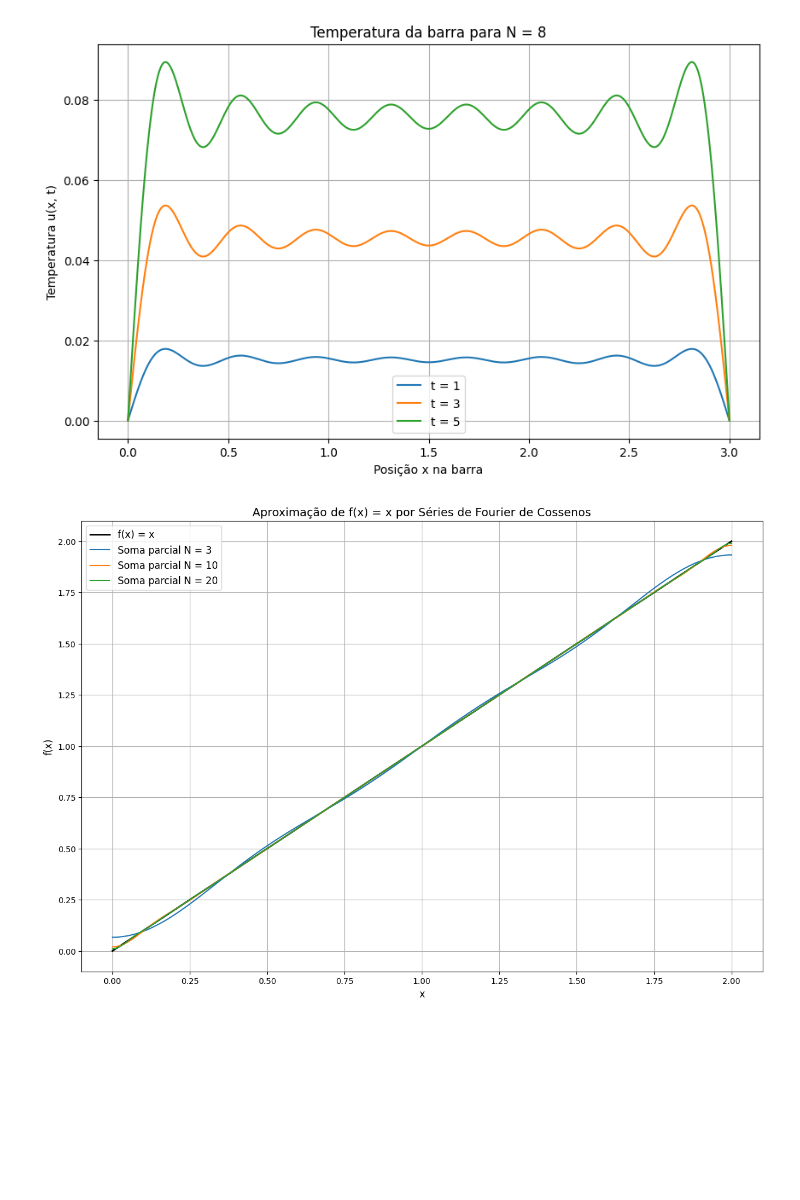
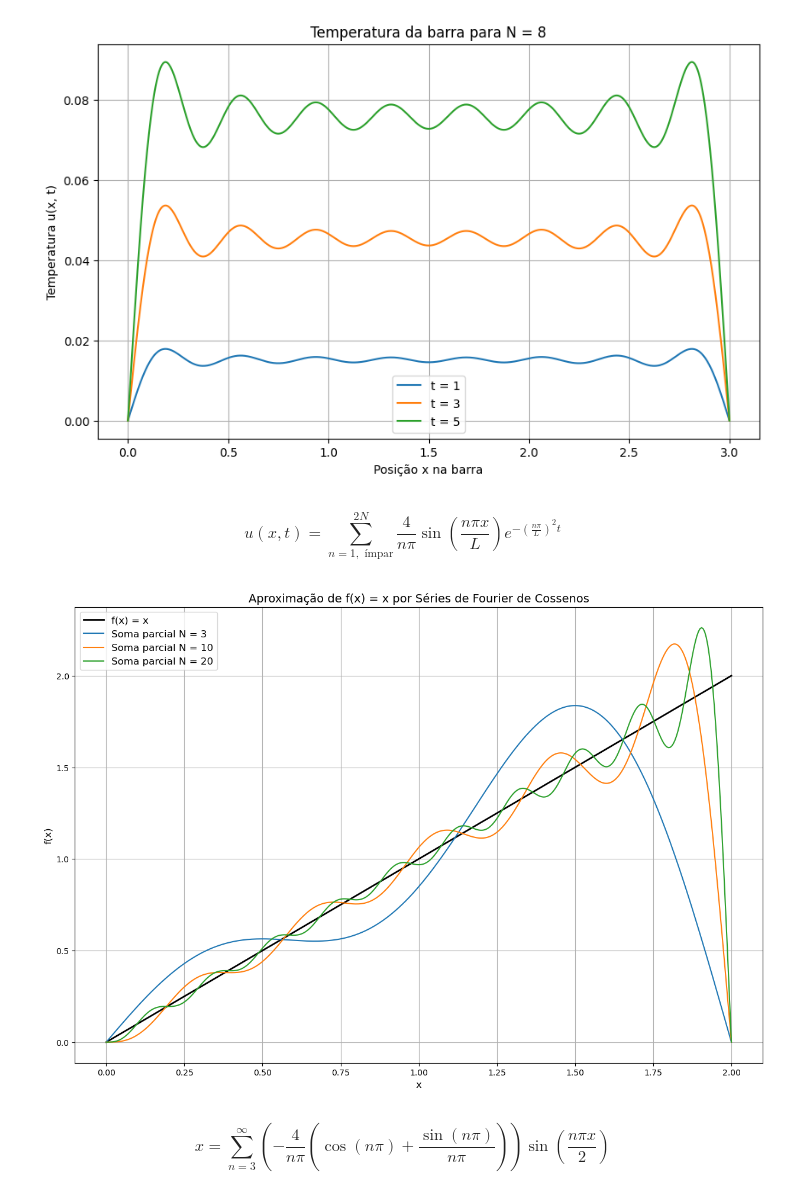
Before and after one commit to pvinig/Fisica-Matematica-series, a Jupyter notebook: graficos fis mat.ipynb, the cells around one changed output. Saved outputs shown, nothing was run; the diff lists cells and outputs as text; code cells hidden in the pictures; blank space fills up the shorter version.

```diff
--- a/graficos fis mat.ipynb
+++ b/graficos fis mat.ipynb
@@ -35,6 +31,8 @@ for N in N_values:
 [figure]
 [figure]
 [figure]
+# %% [markdown]
+$$ u(x, t) = \sum_{n=1, \text{ ímpar}}^{2N} \frac{4}{n \pi} \sin\left(\frac{n \pi x}{L}\right) e^{- \left(\frac{n \pi}{L}\right)^2 t} $$
 # %%
 def f_original(x):
     return x
@@ -63,35 +61,31 @@ N_values = [3, 10, 20]      # Valores de N para a soma parcial
-# %%
-def fourier_series_cos(x, N):
-    # Termo constante
-    f = 1
-    # Somatório dos termos da série
-    for k in range(N):
-        f -= (8 / (np.pi**2)) * (1 / ((2 * k + 1)**2)) * np.cos((2 * k + 1) * np.pi * x / 2)
-        #f += (4 / (np.pi * k)**2 ) * np.cos(k * np.pi - 1) * np.cos(2 * k + 1) * np.pi * x / 2
-       # f -= (1 / ((2 * k + 1)**2)) * np.cos((2 * k + 1) * np.pi * x / 2)
-    return f
-
-
-# Calcular a função original
-y_original = f_original(x)
-
-# Criar o gráfico
-plt.figure(figsize=(15, 10))
-
-# Plotar a função original
-plt.plot(x, y_original, label='f(x) = x', color='black', linewidth=2)
-
-# Loop sobre os valores de N
-for N in N_values:
-    y_partial = fourier_series_cos(x, N)
-    plt.plot(x, y_partial, label=f'Soma parcial N = {N}')
-
-# Configurar o gráfico
-plt.title('Aproximação de f(x) = x por Séries de Fourier de Cossenos', fontsize=14)
-plt.xlabel('x', fontsize=12)
-plt.ylabel('f(x)', fontsize=12)
-plt.legend(fontsize=12)
-plt.grid(True)
-plt.show()
-# %% [output]
-[figure, removed]
+# %%
+def fourier_series_cos(x, N):
+    f = 0
+    L = 2
+    for n in range(1,N+1):
+        coef = (-4 / (n* np.pi)) * ((np.cos(n * np.pi )) + ((np.sin(n * np.pi)) / (n* np.pi )))
+        f += coef * np.sin(n*np.pi*x/L)
+
+    return f
+
+
+y_original = f_original(x)
+
+plt.figure(figsize=(15, 10))
+
+plt.plot(x, y_original, label='f(x) = x', color='black', linewidth=2)
+
+for N in N_values:
+    y_partial = fourier_series_cos(x, N)
+    plt.plot(x, y_partial, label=f'Soma parcial N = {N}')
+
+plt.title('Aproximação de f(x) = x por Séries de Fourier de Cossenos', fontsize=14)
+plt.xlabel('x', fontsize=12)
+plt.ylabel('f(x)', fontsize=12)
+plt.legend(fontsize=12)
+plt.grid(True)
+plt.show()
+# %% [output]
+[figure, added]
+# %% [markdown]
+$$ x = \sum_{n=3}^\infty \left( -\frac{4}{n \pi} \left( \cos(n \pi) + \frac{\sin(n \pi)}{n \pi} \right) \right) \sin\left(\frac{n \pi x}{2}\right) $$
```
Also changed, not shown: parts of 2 cells of this notebook.
